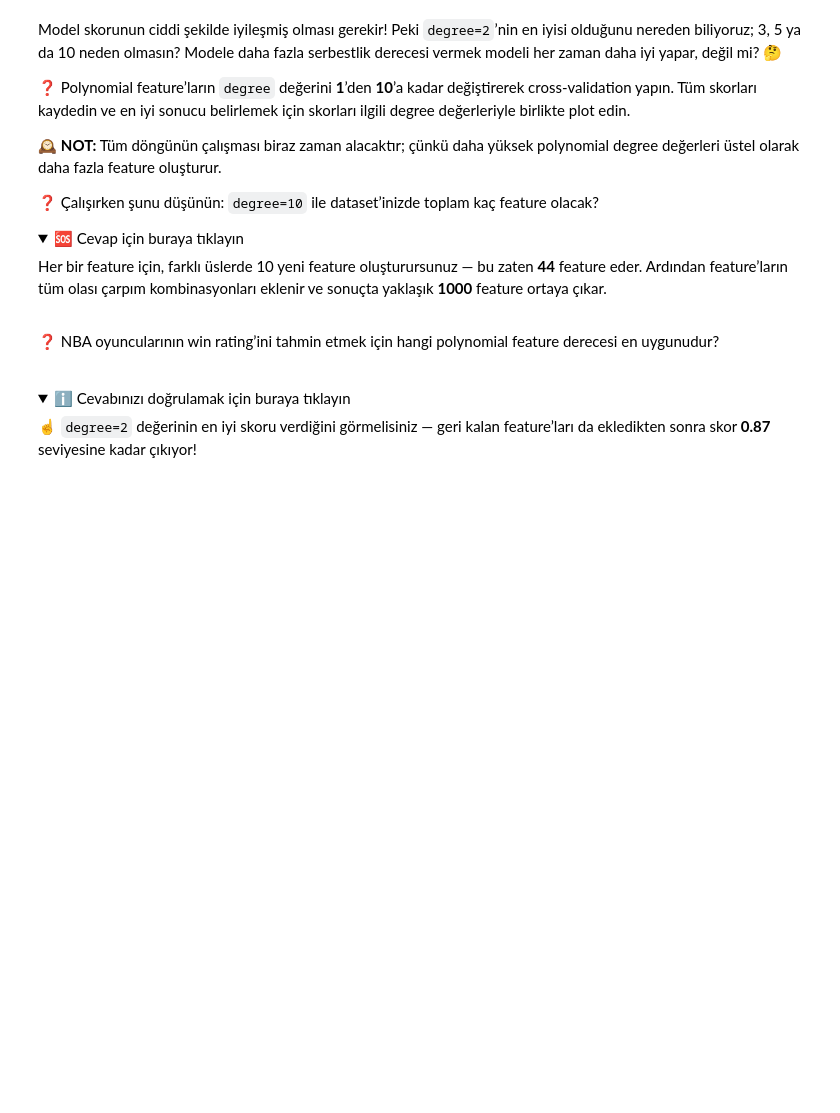
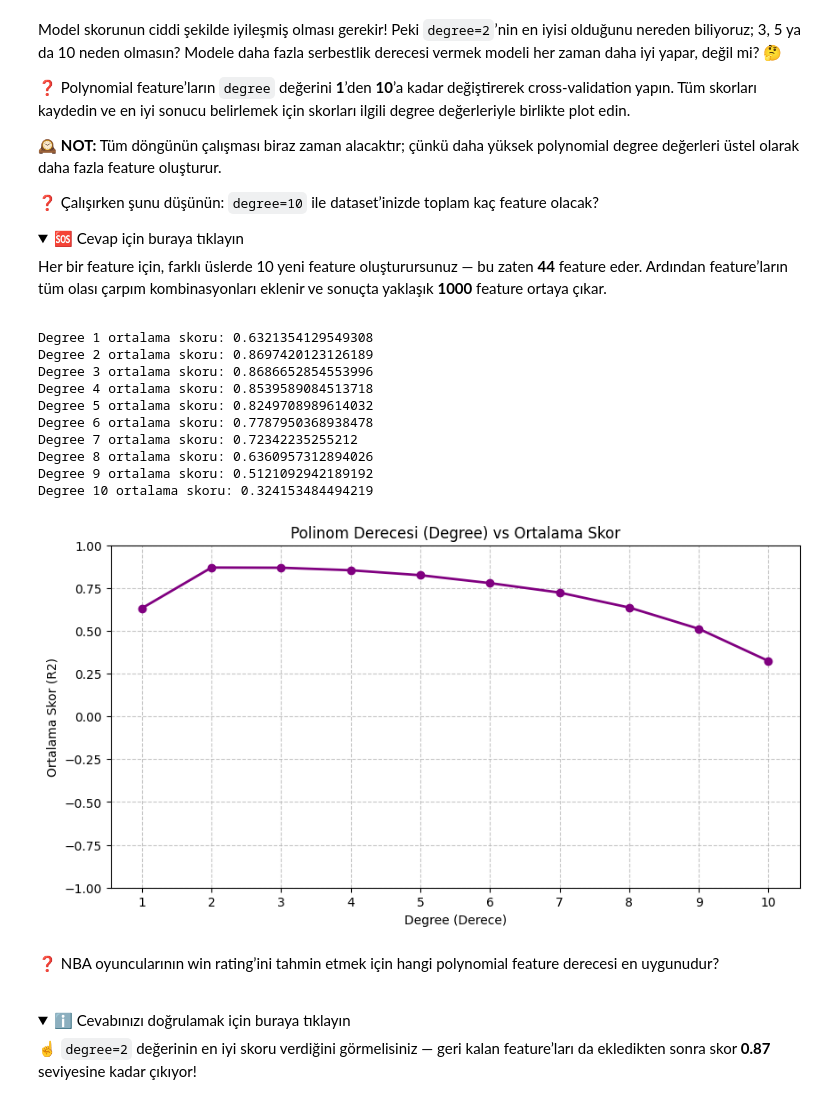
Before and after one commit to SelenImahanoglu/S16D1-S-data-learning-curves-, a Jupyter notebook: Learning_Curves.ipynb, the cells around one changed output. Cells and saved outputs as stored; diff of their text form; code cells hidden in the pictures; folded sections open; blank space fills up the shorter version.

```diff
--- a/Learning_Curves.ipynb
+++ b/Learning_Curves.ipynb
@@ -255,0 +309,14 @@ plt.plot(X_sorted['mp'], predictions, linewidth=3, color='r')
+# %%
+# Eksik olan kütüphaneyi içeri alıyoruz
+from sklearn.model_selection import cross_val_score
+
+# Tüm feature'larımızı içeren seti oluşturuyoruz
+X_full = df[['mp', 'poss', 'do_ratio', 'pacing']]
+
+# 2. dereceden polinom özelliklerine dönüştürüyoruz
+poly_2 = PolynomialFeatures(degree=2, include_bias=False)
+X_full_poly2 = poly_2.fit_transform(X_full)
+
+# Cross-validation skoru
+score_deg2 = cross_val_score(LinearRegression(), X_full_poly2, y, cv=5).mean()
+print("4 Özellikli ve Degree=2 Modelin Skoru:", score_deg2)
@@ -275,3 +342,41 @@ Her bir feature için, farklı üslerde 10 yeni feature oluşturursunuz — bu z
+# %%
+degrees = list(range(1, 11))
+cv_scores = []
+
+for d in degrees:
+    # Her derece için polinom özellikleri oluşturuluyor
+    poly = PolynomialFeatures(degree=d, include_bias=False)
+    X_poly = poly.fit_transform(X_full)
+
+    # Modelin skoru hesaplanıyor
+    score = cross_val_score(LinearRegression(), X_poly, y, cv=5).mean()
+    cv_scores.append(score)
+    print(f"Degree {d} ortalama skoru: {score}")
+
+# Grafiği çizdirme
+plt.figure(figsize=(10, 5))
+plt.plot(degrees, cv_scores, marker='o', color='purple', linewidth=2)
+plt.title('Polinom Derecesi (Degree) vs Ortalama Skor')
+plt.xlabel('Degree (Derece)')
+plt.ylabel('Ortalama Skor (R2)')
+plt.xticks(degrees)
+plt.grid(True, linestyle='--', alpha=0.7)
+
+# Overfitting kaynaklı aşırı negatif skorları gizleyip grafiği okunabilir kılmak için limit koyuyoruz:
+plt.ylim(-1, 1)
+plt.show()
+# %% [output]
+Degree 1 ortalama skoru: 0.6321354129549308
+Degree 2 ortalama skoru: 0.8697420123126189
+Degree 3 ortalama skoru: 0.8686652854553996
+Degree 4 ortalama skoru: 0.8539589084513718
+Degree 5 ortalama skoru: 0.8249708989614032
+Degree 6 ortalama skoru: 0.7787950368938478
+Degree 7 ortalama skoru: 0.72342235255212
+Degree 8 ortalama skoru: 0.6360957312894026
+Degree 9 ortalama skoru: 0.5121092942189192
+Degree 10 ortalama skoru: 0.324153484494219
+[figure, added]
 # %% [markdown]
 ❓ NBA oyuncularının win rating’ini tahmin etmek için hangi polynomial feature derecesi en uygunudur?
 
```
Also changed, not shown: parts of 14 cells of this notebook, 1 other file.
